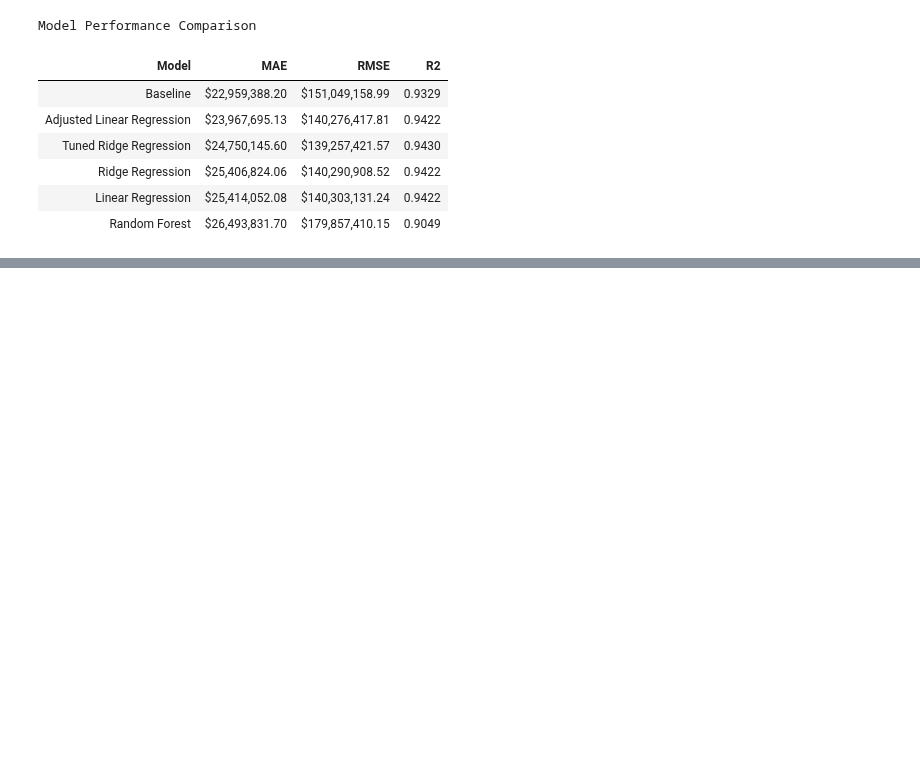
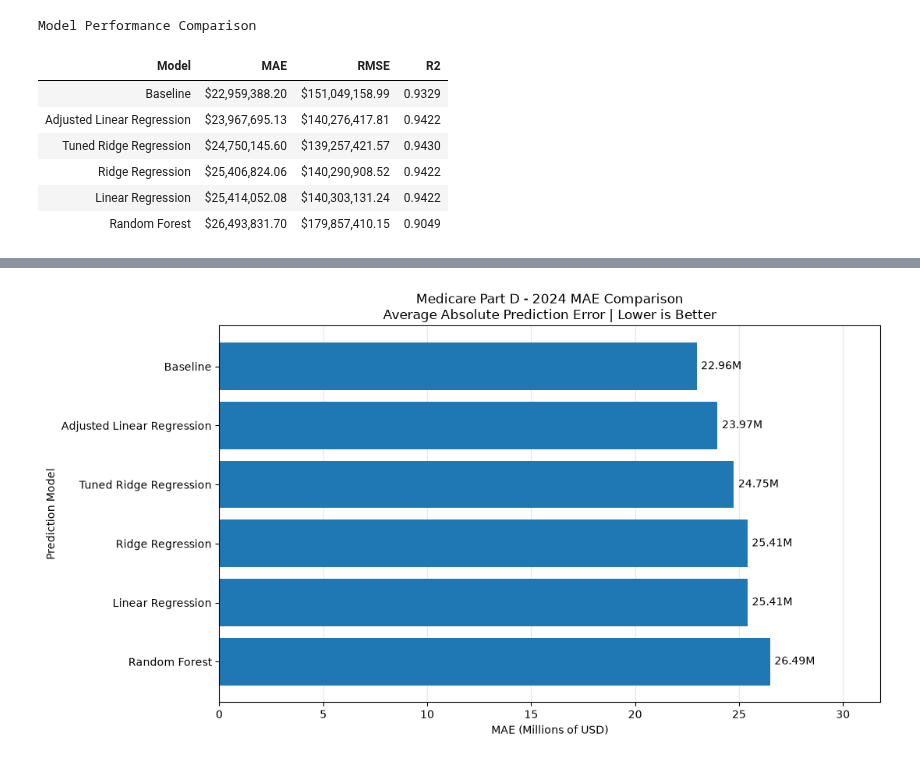
Before and after one commit to adrianakopf/DataScienceIU_INFO-I-492, a Jupyter notebook: MedicarePartD.ipynb, the cells around one changed output, grey strips where cells are left out. Saved outputs shown, nothing was run; the diff lists cells and outputs as text; code cells hidden in the pictures; blank space fills up the shorter version.

```diff
--- a/MedicarePartD.ipynb
+++ b/MedicarePartD.ipynb
@@ -4597,0 +5069,55 @@ Model Performance Comparison
+# %%
+
+# MAE (Mean Absolute Error)
+#
+# Measures the average difference between predicted
+# and actual Medicare Part D drug spending.
+#
+# LOWER IS BETTER:
+# Lower MAE means predictions are closer to actual spending
+# on average.
+
+from pathlib import Path
+import matplotlib.pyplot as plt
+
+graphs_folder = Path("Graphs")
+graphs_folder.mkdir(exist_ok=True)
+
+# Sort models from lowest to highest MAE
+mae_results = all_models.sort_values("MAE")
+
+fig, ax = plt.subplots(figsize=(11, 6))
+
+bars = ax.barh(
+    mae_results["Model"],
+    mae_results["MAE"] / 1_000_000
+)
+
+# Put the best model at the top
+ax.invert_yaxis()
+
+# Display MAE values
+ax.bar_label(bars, fmt="%.2fM", padding=4)
+
+ax.set_title(
+    "Medicare Part D - 2024 MAE Comparison\n"
+    "Average Absolute Prediction Error | Lower is Better"
+)
+
+ax.set_xlabel("MAE (Millions of USD)")
+ax.set_ylabel("Prediction Model")
+ax.set_xlim(0, mae_results["MAE"].max() / 1_000_000 * 1.2)
+ax.grid(axis="x", alpha=0.3)
+ax.set_axisbelow(True)
+
+plt.tight_layout()
+
+plt.savefig(
+    graphs_folder / "Medicare_Part_D_All_Models_2024_MAE_Comparison.png",
+    dpi=300,
+    bbox_inches="tight"
+)
+
+plt.show()
+# %% [output]
+[figure, added]
```
Also changed, not shown: parts of 31 cells of this notebook.
